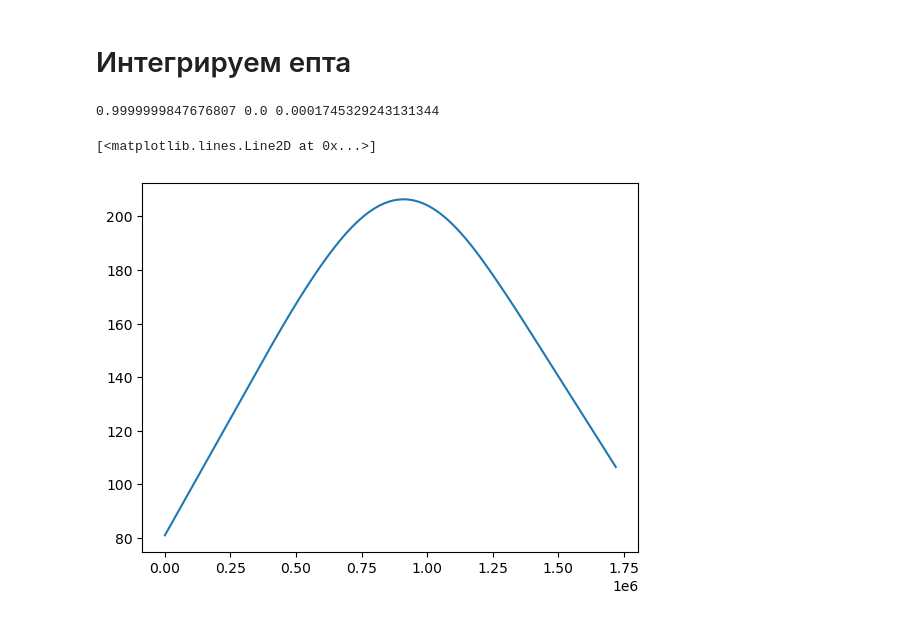
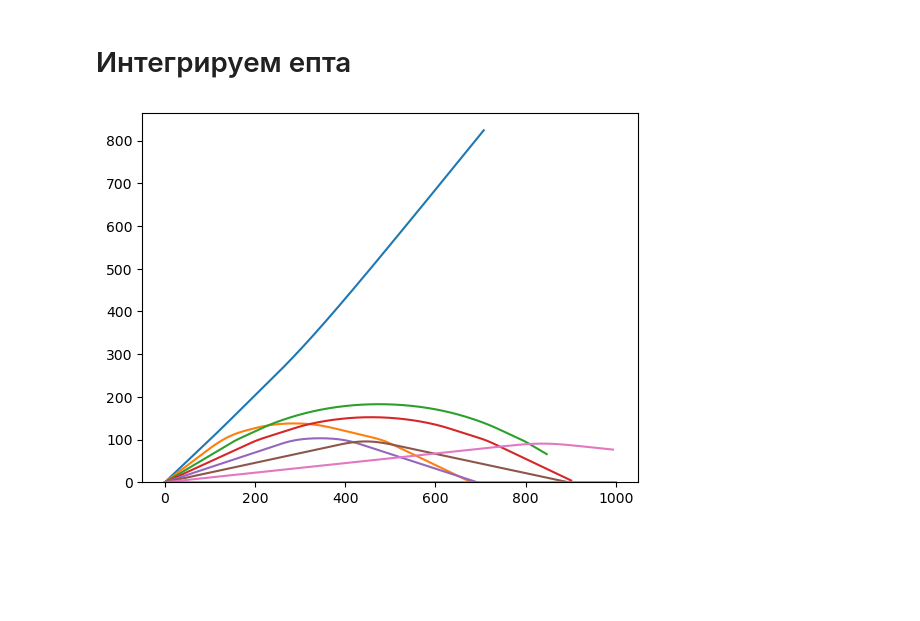
Before and after one commit to astronom-v-cube/exam_rrv, a Jupyter notebook: 5.ipynb, the cells around one changed output. Cells and saved outputs as stored; diff of their text form; code cells hidden in the pictures; blank space fills up the shorter version.

```diff
--- a/5.ipynb
+++ b/5.ipynb
@@ -81,31 +82,39 @@ plt.plot(z_, interpol_n_night(z_))
 # %%
 from scipy.integrate import solve_ivp
 
-dp_zdt = lambda z, n: 0.5 * derivative(lambda z: n(z)**2, z, dx=1, n=1, order=3)
+def dp_zdt(z, n):
+    try:
+        d = 0.5 * derivative(lambda z: n(z)**2, z, dx=1, n=1, order=5)
+    except:
+        d = 0
+    return d
 
 def ode(t, p, n, p_x, p_y):
     x,y,z,p_z = p
     return [p_x, p_y, p_z, dp_zdt(z, n)]
 
 def solve(n, z0, teta_0, phi_0, t):
-    p_x0 = n(z0)*np.sin(teta_0) * np.cos(phi_0)
-    p_y0 = n(z0)*np.sin(teta_0) * np.sin(phi_0)
-    p_z0 = n(z0)*np.cos(teta_0)
+    if 0:
+        p_x0 = n(z0)*np.sin(teta_0) * np.cos(phi_0)
+        p_y0 = n(z0)*np.sin(teta_0) * np.sin(phi_0)
+        p_z0 = n(z0)*np.cos(teta_0)
+    else:
+        p_x0 = np.sin(teta_0) * np.cos(phi_0)
+        p_y0 = np.sin(teta_0) * np.sin(phi_0)
+        p_z0 = np.cos(teta_0)
 
-    print(p_x0, p_y0, p_z0)
+    #print(p_x0, p_y0, p_z0)
     p0 = [0, 0, z0, p_z0]
     sol = solve_ivp(ode, [t[0], t[-1]], p0, args=(n, p_x0, p_y0),
                     dense_output=True)
 
     return sol.sol(t)
 # %%
-theta = 89.99/180*np.pi
-t = np.linspace(0,300e3/np.cos(theta), 4096) # лол соответствует длинне с точнгостьб до сотки, ведь n~1
-x,y,z,p_z = solve(interpol_n_night, z_night[1], theta, 0 ,t)
+for theta in np.linspace(np.pi/4,np.pi/2, 8):
+    t = np.linspace(0,1000e3, 4096) # лол соответствует длинне с точнгостьб до сотки, ведь n~1
+    x,y,z,p_z = solve(interpol_n, 0, theta, 0 ,t)
+    plt.plot(x/1e3,z/1e3)
+    plt.ylim(0)
+    #plt.xlim(0,x[z.argmax()]*2/1000)
 # %% [output]
-0.9999999847676807 0.0 0.0001745329243131344
+[figure, added]
-# %%
-plt.plot(x/1e3,z/1e3)
-# %% [output]
-[<matplotlib.lines.Line2D at 0x...>]
-[figure, removed]
```
Also changed, not shown: parts of 10 cells of this notebook.
